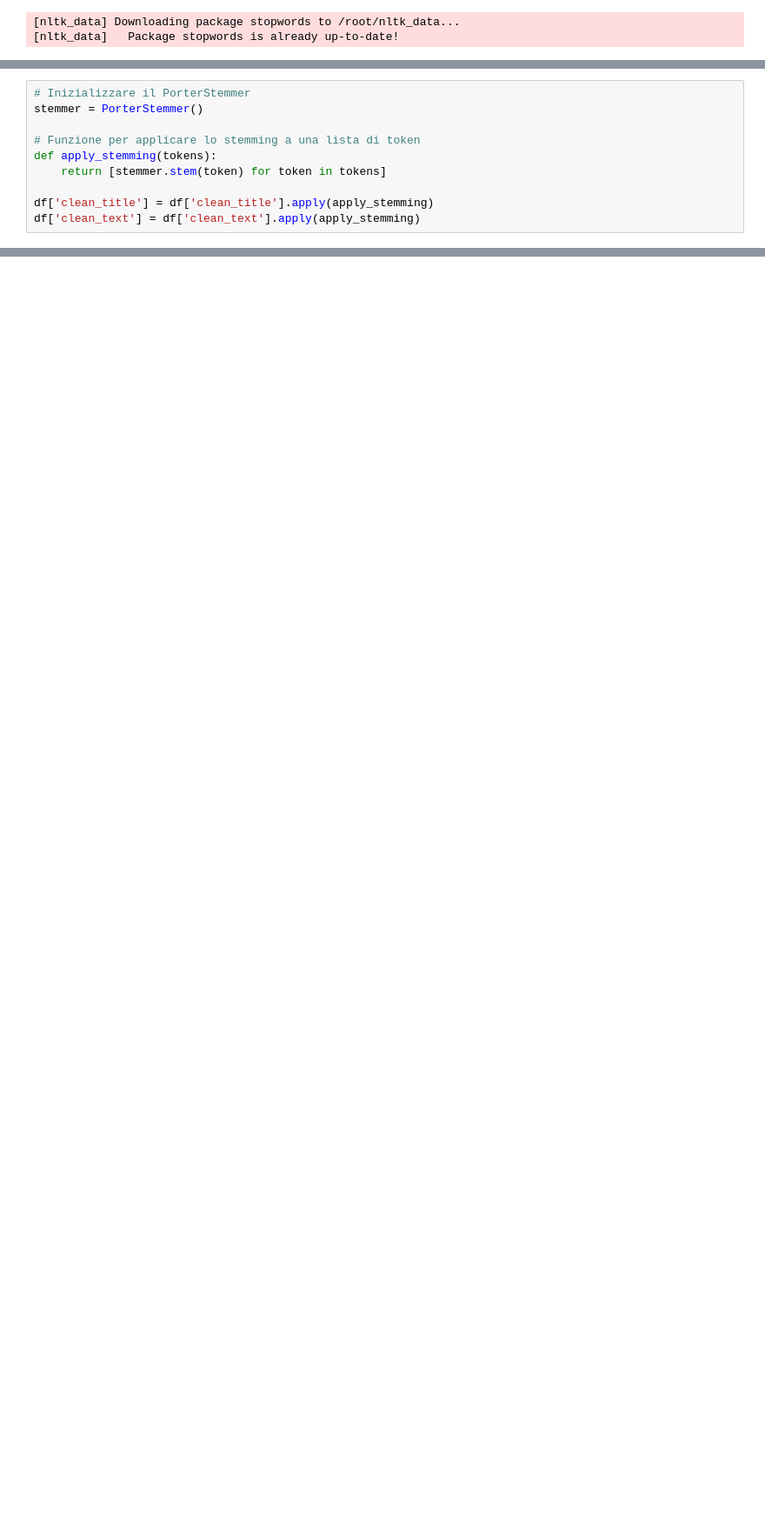
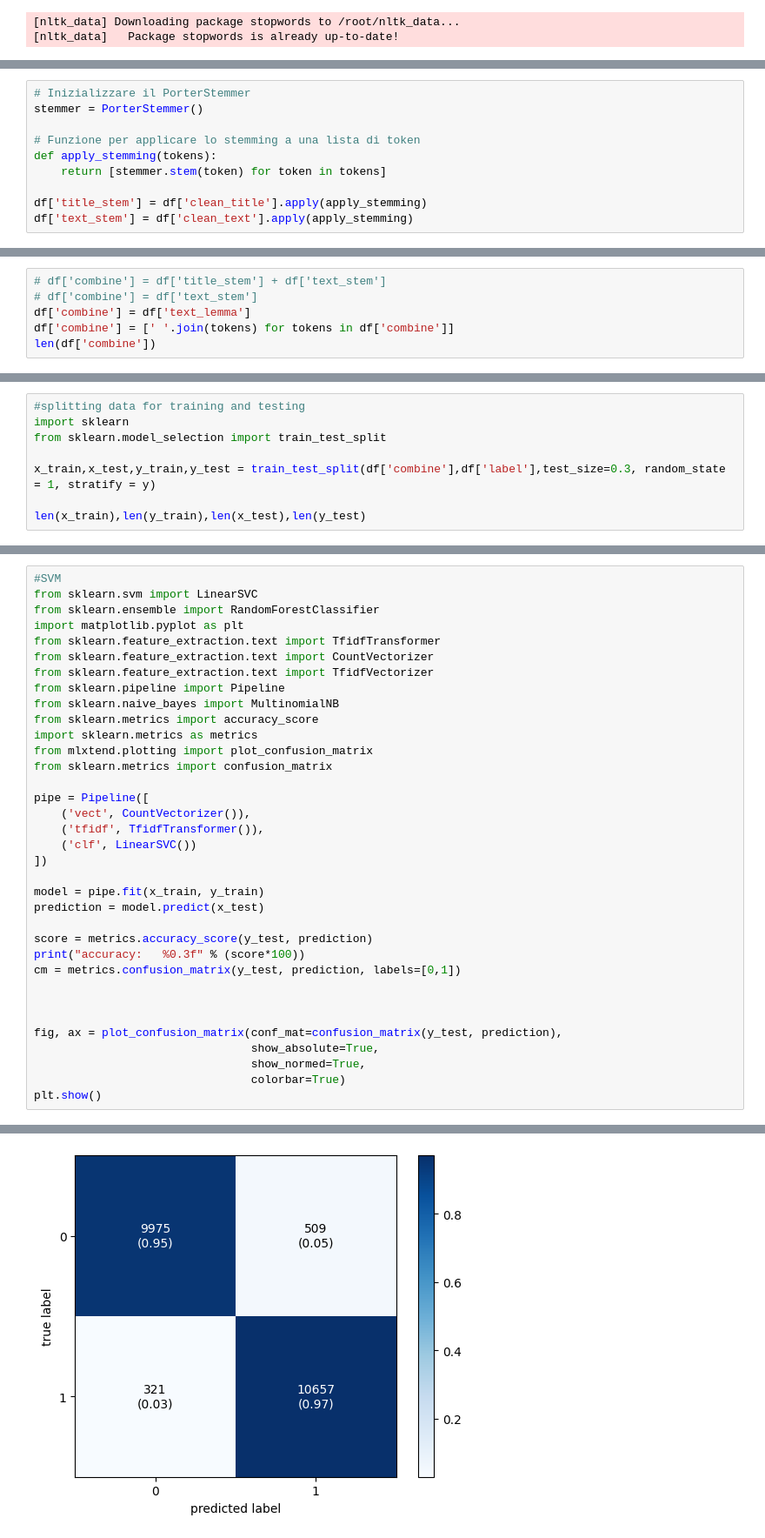
Before and after one commit to FraSab98/Fake_news, a Jupyter notebook: Fake_news_detection.ipynb, the cells around one changed output, grey strips where cells are left out. Shown at 87% size. Saved outputs shown, nothing was run; the diff lists cells and outputs as text; blank space fills up the shorter version.

```diff
--- a/Fake_news_detection.ipynb
+++ b/Fake_news_detection.ipynb
@@ -237,6 +232,6 @@ stemmer = PorterStemmer()
 def apply_stemming(tokens):
     return [stemmer.stem(token) for token in tokens]
 
-df['clean_title'] = df['clean_title'].apply(apply_stemming)
-df['clean_text'] = df['clean_text'].apply(apply_stemming)
+df['title_stem'] = df['clean_title'].apply(apply_stemming)
+df['text_stem'] = df['clean_text'].apply(apply_stemming)
 # %%
@@ -262,0 +252,6 @@ df['clean_title'][0]
+# %%
+# df['combine'] = df['title_stem'] + df['text_stem']
+# df['combine'] = df['text_stem']
+df['combine'] = df['text_lemma']
+df['combine'] = [' '.join(tokens) for tokens in df['combine']]
+len(df['combine'])
@@ -262,0 +260,8 @@ df['clean_title'][0]
+# %%
+#splitting data for training and testing
+import sklearn
+from sklearn.model_selection import train_test_split
+
+x_train,x_test,y_train,y_test = train_test_split(df['combine'],df['label'],test_size=0.3, random_state = 1, stratify = y)
+
+len(x_train),len(y_train),len(x_test),len(y_test)
@@ -262,0 +288,36 @@ df['clean_title'][0]
+# %%
+#SVM
+from sklearn.svm import LinearSVC
+from sklearn.ensemble import RandomForestClassifier
+import matplotlib.pyplot as plt
+from sklearn.feature_extraction.text import TfidfTransformer
+from sklearn.feature_extraction.text import CountVectorizer
+from sklearn.feature_extraction.text import TfidfVectorizer
+from sklearn.pipeline import Pipeline
+from sklearn.naive_bayes import MultinomialNB
+from sklearn.metrics import accuracy_score
+import sklearn.metrics as metrics
+from mlxtend.plotting import plot_confusion_matrix
+from sklearn.metrics import confusion_matrix
+
+pipe = Pipeline([
+    ('vect', CountVectorizer()),
+    ('tfidf', TfidfTransformer()),
+    ('clf', LinearSVC())
+])
+
+model = pipe.fit(x_train, y_train)
+prediction = model.predict(x_test)
+
+score = metrics.accuracy_score(y_test, prediction)
+print("accuracy:   %0.3f" % (score*100))
+cm = metrics.confusion_matrix(y_test, prediction, labels=[0,1])
+
+
+
+fig, ax = plot_confusion_matrix(conf_mat=confusion_matrix(y_test, prediction),
+                                show_absolute=True,
+                                show_normed=True,
+                                colorbar=True)
+plt.show()
+# %% [output]
@@ -262,0 +325 @@ df['clean_title'][0]
+[figure, added]
```
Also changed, not shown: parts of 16 cells of this notebook.
